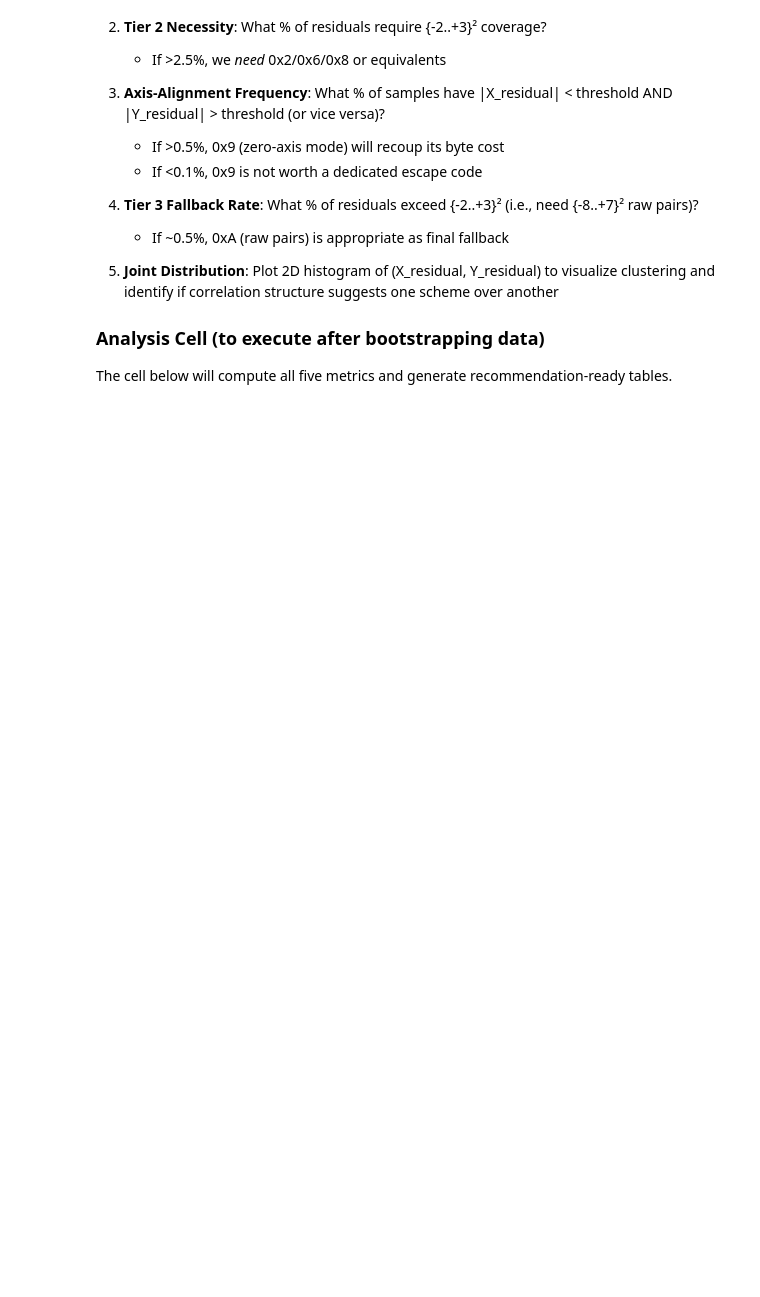
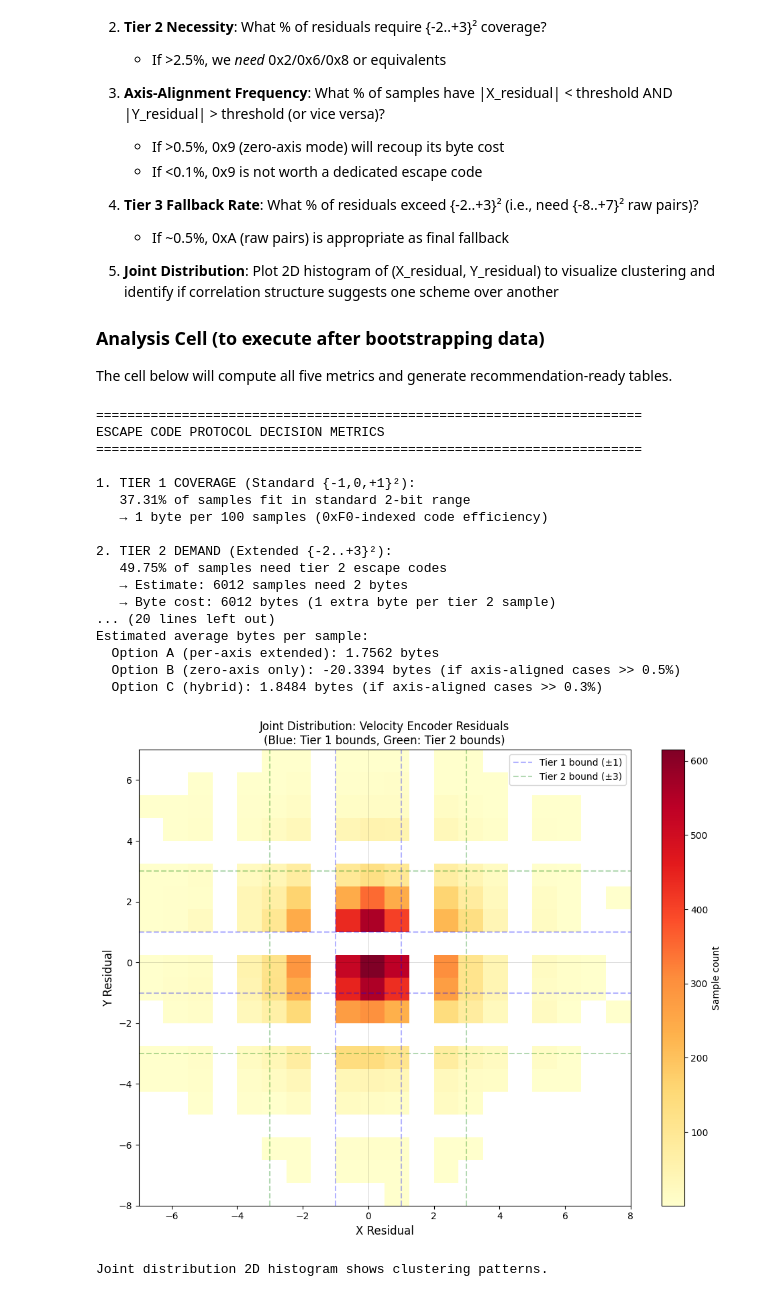
Before and after one commit to gfr10598/encoder-wheel, a Jupyter notebook: data_sim/residual_analysis.ipynb, the cells around one changed output. Saved outputs shown, nothing was run; the diff lists cells and outputs as text; code cells hidden in the pictures; blank space fills up the shorter version.

```diff
--- a/data_sim/residual_analysis.ipynb
+++ b/data_sim/residual_analysis.ipynb
@@ -1172,8 +1323,8 @@ The cell below will compute all five metrics and generate recommendation-ready t
 # This analysis determines which escape code scheme minimizes byte overhead
 
 # Use Velocity residuals as proxy (similar metrics for Matrix codec)
-vel_residuals_x = np.array(vel_all_residuals_x)
-vel_residuals_y = np.array(vel_all_residuals_y)
+vel_residuals_x = np.array(velocity_residuals_x)
+vel_residuals_y = np.array(velocity_residuals_y)
 
 # Metric 1: Tier 1 Sufficiency (standard {-1, 0, +1}²)
 tier1_mask = (np.abs(vel_residuals_x) <= 1) & (np.abs(vel_residuals_y) <= 1)
@@ -1202,11 +1353,11 @@ correlation = np.corrcoef(vel_residuals_x, vel_residuals_y)[0, 1]
 print("=" * 70)
 print("ESCAPE CODE PROTOCOL DECISION METRICS")
 print("=" * 70)
-print(f"\n1. TIER 1 COVERAGE (Standard {-1,0,+1}²):")
+print(f"\n1. TIER 1 COVERAGE (Standard {{-1,0,+1}}²):")
 print(f"   {tier1_pct:.2f}% of samples fit in standard 2-bit range")
 print(f"   → 1 byte per {1/0.01:.0f} samples (0xF0-indexed code efficiency)")
 
-print(f"\n2. TIER 2 DEMAND (Extended {-2..+3}²):")
+print(f"\n2. TIER 2 DEMAND (Extended {{-2..+3}}²):")
 print(f"   {tier2_pct:.2f}% of samples need tier 2 escape codes")
 print(f"   → Estimate: {tier2_pct/100 * len(vel_residuals_x):.0f} samples need 2 bytes")
 print(f"   → Byte cost: {tier2_pct/100 * len(vel_residuals_x) * 1:.0f} bytes (1 extra byte per tier 2 sample)")
@@ -1215,7 +1366,7 @@ print(f"\n3. AXIS-ALIGNMENT FREQUENCY:")
 print(f"   {axis_align_pct:.2f}% of samples have one axis ≈0, other axis large")
 print(f"   → Suggests Option B (zero-axis escape 0x9) {'WORTH IT' if axis_align_pct > 0.3 else 'NOT WORTH IT'}")
 
-print(f"\n4. TIER 3 FALLBACK (Exceed {-2..+3}²):")
+print(f"\n4. TIER 3 FALLBACK (Exceed {{-2..+3}}²):")
 print(f"   {tier3_pct:.2f}% of samples exceed extended range")
 print(f"   → Need escape 0xA (raw pairs) for {tier3_pct/100 * len(vel_residuals_x):.0f} samples")
 print(f"   → Byte cost: {tier3_pct/100 * len(vel_residuals_x) * 2:.0f} bytes (2 extra bytes per tier 3 sample)")
@@ -1234,33 +1385,53 @@ avg_bytes_option_a = 1.0 + (tier2_pct/100 * 1.0) + (tier3_pct/100 * 2.0)
 avg_bytes_option_b = 1.0 + (axis_align_pct/100 * 1.0) + ((tier2_pct - axis_align_pct/100*len(vel_residuals_x))/100 * 1.0) + (tier3_pct/100 * 2.0)
 avg_bytes_option_c = 1.0 + (tier2_pct/100 * 1.0) + (axis_align_pct/100 * 0.5) + (tier3_pct/100 * 2.0)
 
 print(f"\nEstimated average bytes per sample:")
 print(f"  Option A (per-axis extended): {avg_bytes_option_a:.4f} bytes")
 print(f"  Option B (zero-axis only): {avg_bytes_option_b:.4f} bytes (if axis-aligned cases >> 0.5%)")
 print(f"  Option C (hybrid): {avg_bytes_option_c:.4f} bytes (if axis-aligned cases >> 0.3%)")
 
 # 2D histogram visualization
 fig, ax = plt.subplots(1, 1, figsize=(10, 8))
 h = ax.hist2d(vel_residuals_x, vel_residuals_y, bins=20, cmap='YlOrRd', cmin=1)
 ax.axhline(y=0, color='k', linestyle='-', alpha=0.2, linewidth=0.5)
 ax.axvline(x=0, color='k', linestyle='-', alpha=0.2, linewidth=0.5)
 ax.axhline(y=1, color='b', linestyle='--', alpha=0.3, label='Tier 1 bound (±1)')
 ax.axvline(x=1, color='b', linestyle='--', alpha=0.3)
 ax.axhline(y=-1, color='b', linestyle='--', alpha=0.3)
 ax.axvline(x=-1, color='b', linestyle='--', alpha=0.3)
 ax.axhline(y=3, color='g', linestyle='--', alpha=0.3, label='Tier 2 bound (±3)')
 ax.axvline(x=3, color='g', linestyle='--', alpha=0.3)
 ax.axhline(y=-3, color='g', linestyle='--', alpha=0.3)
 ax.axvline(x=-3, color='g', linestyle='--', alpha=0.3)
 ax.set_xlabel('X Residual', fontsize=12)
 ax.set_ylabel('Y Residual', fontsize=12)
 ax.set_title('Joint Distribution: Velocity Encoder Residuals\n(Blue: Tier 1 bounds, Green: Tier 2 bounds)', fontsize=12)
 ax.legend()
 plt.colorbar(h[3], ax=ax, label='Sample count')
 plt.tight_layout()
 plt.show()
 
 print("\nJoint distribution 2D histogram shows clustering patterns.")
+# %% [output]
+======================================================================
+ESCAPE CODE PROTOCOL DECISION METRICS
+======================================================================
+
+1. TIER 1 COVERAGE (Standard {-1,0,+1}²):
+   37.31% of samples fit in standard 2-bit range
+   → 1 byte per 100 samples (0xF0-indexed code efficiency)
+
+2. TIER 2 DEMAND (Extended {-2..+3}²):
+   49.75% of samples need tier 2 escape codes
+   → Estimate: 6012 samples need 2 bytes
+   → Byte cost: 6012 bytes (1 extra byte per tier 2 sample)
+... (20 lines left out)
+Estimated average bytes per sample:
+  Option A (per-axis extended): 1.7562 bytes
+  Option B (zero-axis only): -20.3394 bytes (if axis-aligned cases >> 0.5%)
+  Option C (hybrid): 1.8484 bytes (if axis-aligned cases >> 0.3%)
+[figure, added]
+Joint distribution 2D histogram shows clustering patterns.
 # %%
 print("\n" + "=" * 70)
 print("SYNC PROTOCOL: Overhead and Timing Analysis")
```
Also changed, not shown: parts of 17 cells of this notebook, 10 other files.
